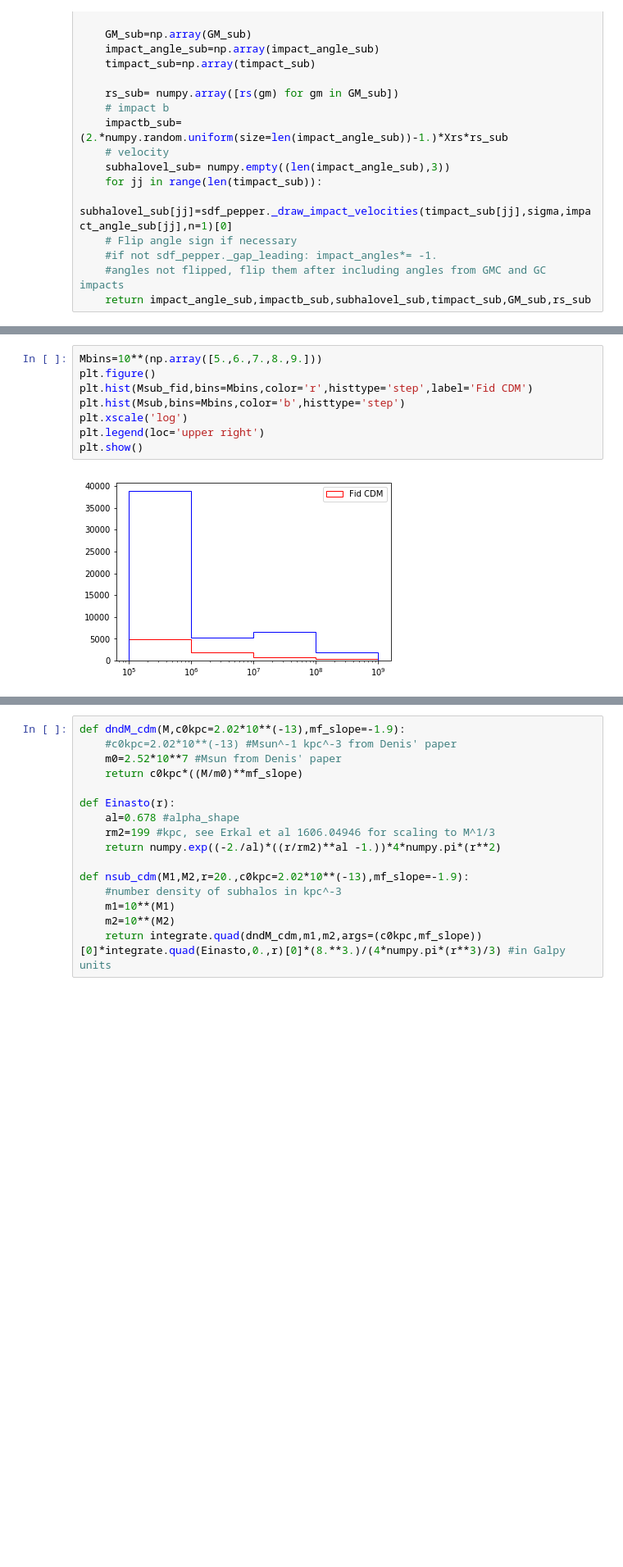
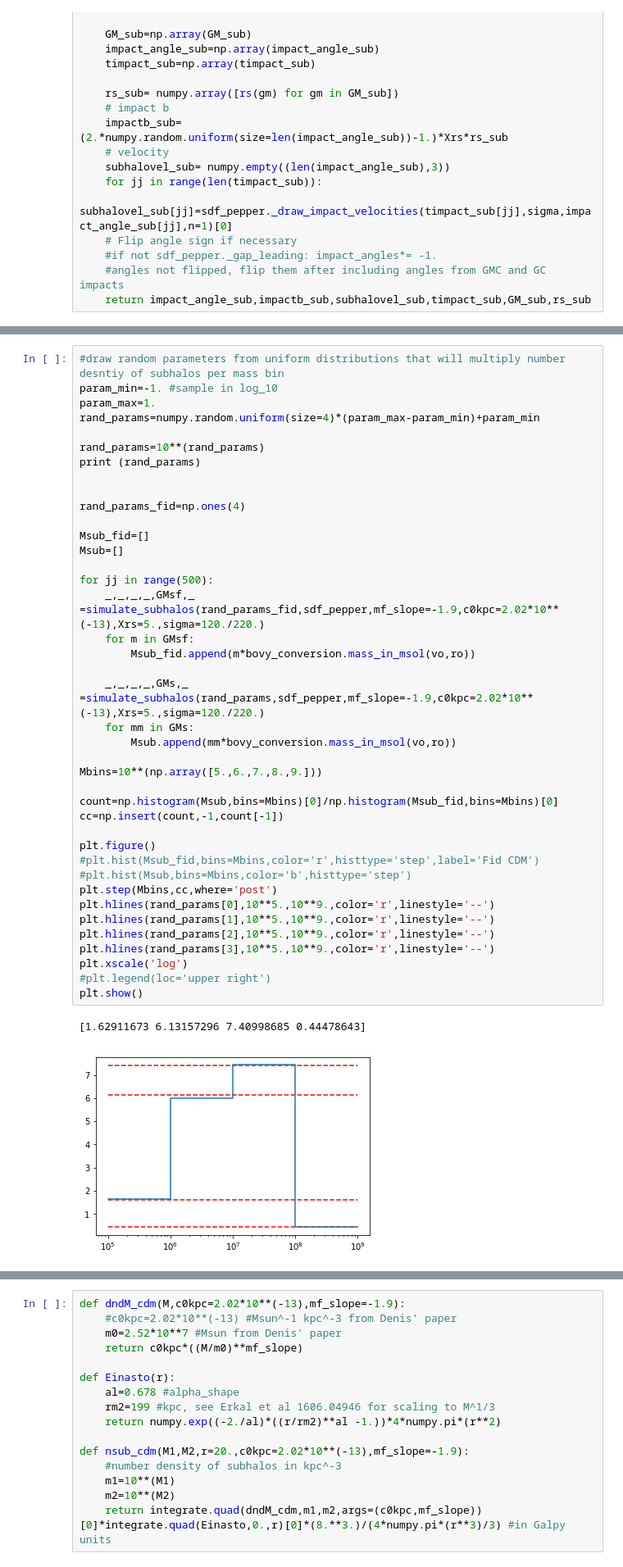
Before and after one commit to nbanik/Analyze_GD-1, a Jupyter notebook: Vary_subhalo_massfunc_normalization.ipynb, the cells around one changed output, grey strips where cells are left out. Shown at 82% size. Cells and saved outputs as stored; diff of their text form; blank space fills up the shorter version.

```diff
--- a/Vary_subhalo_massfunc_normalization.ipynb
+++ b/Vary_subhalo_massfunc_normalization.ipynb
@@ -146,10 +166,43 @@ for jj in range(200):
-# %%
-Mbins=10**(np.array([5.,6.,7.,8.,9.]))
-plt.figure()
-plt.hist(Msub_fid,bins=Mbins,color='r',histtype='step',label='Fid CDM')
-plt.hist(Msub,bins=Mbins,color='b',histtype='step')
-plt.xscale('log')
-plt.legend(loc='upper right')
-plt.show()
-# %% [output]
-[figure, removed]
+# %%
+#draw random parameters from uniform distributions that will multiply number desntiy of subhalos per mass bin
+param_min=-1. #sample in log_10
+param_max=1.
+rand_params=numpy.random.uniform(size=4)*(param_max-param_min)+param_min
+
+rand_params=10**(rand_params)
+print (rand_params)
+
+
+rand_params_fid=np.ones(4)
+
+Msub_fid=[]
+Msub=[]
+
+for jj in range(500):
+    _,_,_,_,GMsf,_ =simulate_subhalos(rand_params_fid,sdf_pepper,mf_slope=-1.9,c0kpc=2.02*10**(-13),Xrs=5.,sigma=120./220.)
+    for m in GMsf:
+        Msub_fid.append(m*bovy_conversion.mass_in_msol(vo,ro))
+
+    _,_,_,_,GMs,_ =simulate_subhalos(rand_params,sdf_pepper,mf_slope=-1.9,c0kpc=2.02*10**(-13),Xrs=5.,sigma=120./220.)
+    for mm in GMs:
+        Msub.append(mm*bovy_conversion.mass_in_msol(vo,ro))
+
+Mbins=10**(np.array([5.,6.,7.,8.,9.]))
+
+count=np.histogram(Msub,bins=Mbins)[0]/np.histogram(Msub_fid,bins=Mbins)[0]
+cc=np.insert(count,-1,count[-1])
+
+plt.figure()
+#plt.hist(Msub_fid,bins=Mbins,color='r',histtype='step',label='Fid CDM')
+#plt.hist(Msub,bins=Mbins,color='b',histtype='step')
+plt.step(Mbins,cc,where='post')
+plt.hlines(rand_params[0],10**5.,10**9.,color='r',linestyle='--')
+plt.hlines(rand_params[1],10**5.,10**9.,color='r',linestyle='--')
+plt.hlines(rand_params[2],10**5.,10**9.,color='r',linestyle='--')
+plt.hlines(rand_params[3],10**5.,10**9.,color='r',linestyle='--')
+plt.xscale('log')
+#plt.legend(loc='upper right')
+plt.show()
+# %% [output]
+[1.62911673 6.13157296 7.40998685 0.44478643]
+[figure, added]
```
Also changed, not shown: parts of 4 cells of this notebook.
